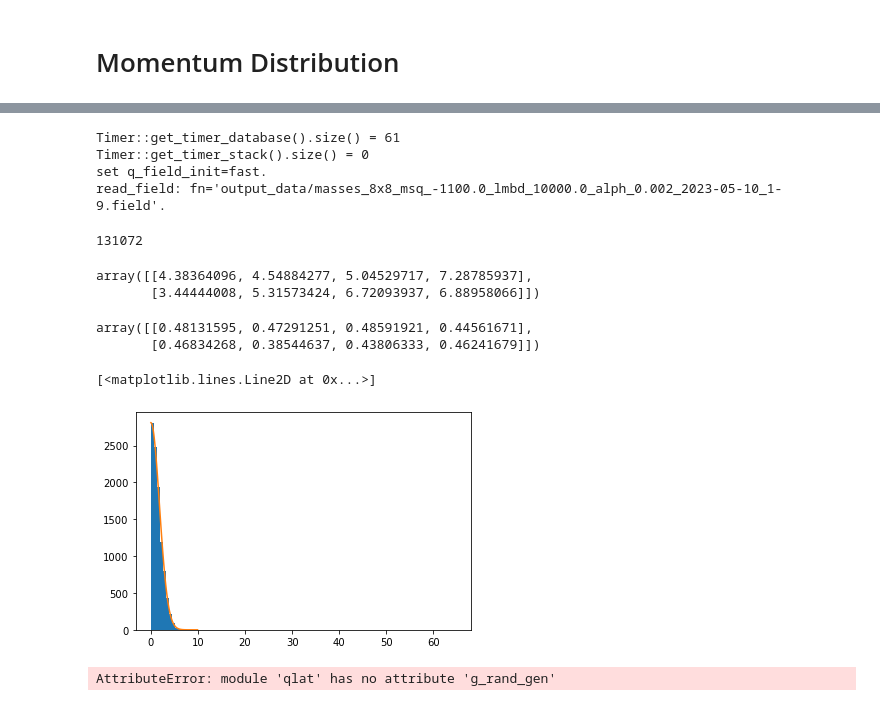
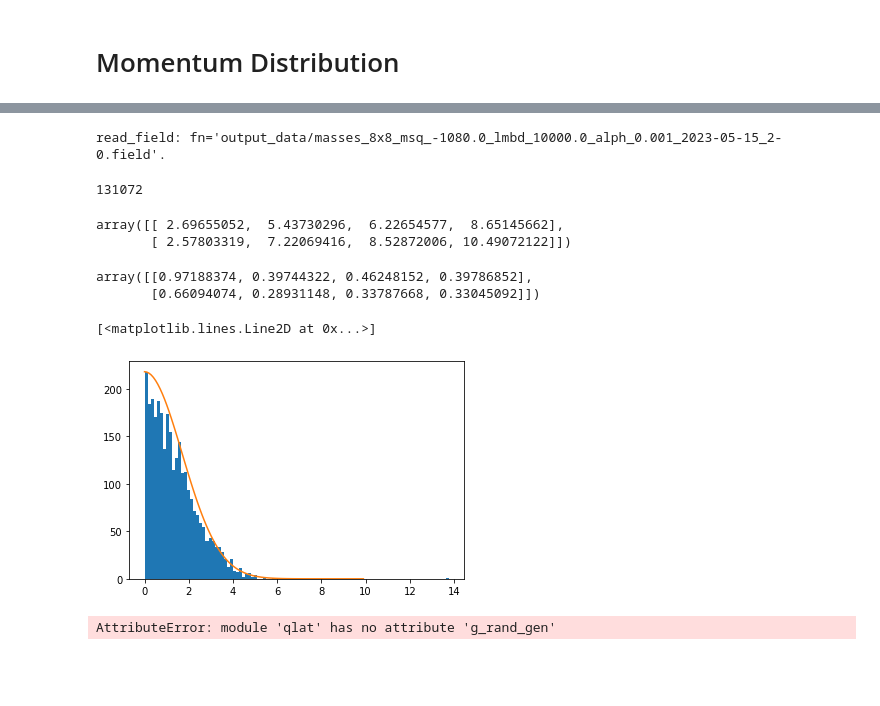
Before and after one commit to jinluchang/Qlattice, a Jupyter notebook: applications/hmc-pions/data_analysis-blocked.ipynb, the cells around one changed output, grey strips where cells are left out. Saved outputs shown, nothing was run; the diff lists cells and outputs as text; code cells hidden in the pictures; blank space fills up the shorter version.

```diff
--- a/applications/hmc-pions/data_analysis-blocked.ipynb
+++ b/applications/hmc-pions/data_analysis-blocked.ipynb
@@ -15,11 +15,11 @@ Nt = 8
 # Spacial volume of the lattice
 Vx = Nx**3
 # The parameters in the action
-m_sq = -1100.
+m_sq = -1080.
 lmbd = 10000.0
-alpha = 0.002
+alpha = 0.001
 
-version = "1-9"
+version = "2-0"
 
 # The number of trajectories until thermalization
 cutoff = 1000
@@ -126,12 +119,9 @@ mult = 4
 
 geo = q.Geometry([Nx, Nx, Nx, Nt], mult)
 masses = q.Field(q.ElemTypeDouble,geo,mult)
-masses.load_double(f"output_data/masses_{Nx}x{Nt}_msq_{m_sq}_lmbd_{lmbd}_alph_{alpha}_2023-05-10_{version}.field")
+masses.load_double(f"output_data/masses_{Nx}x{Nt}_msq_{m_sq}_lmbd_{lmbd}_alph_{alpha}_2023-05-15_{version}.field")
 # %% [output]
-Timer::get_timer_database().size() = 61
-Timer::get_timer_stack().size() = 0
-set q_field_init=fast.
-read_field: fn='output_data/masses_8x8_msq_-1100.0_lmbd_10000.0_alph_0.002_2023-05-10_1-9.field'.
+read_field: fn='output_data/masses_8x8_msq_-1080.0_lmbd_10000.0_alph_0.001_2023-05-15_2-0.field'.
 131072
 # %%
 m = np.power([[masses.get_elem([0,0,0,0],0),masses.get_elem([1,0,0,0],0),masses.get_elem([0,2,0,0],0),masses.get_elem([3,0,0,0],0)],
@@ -139,20 +129,20 @@ m = np.power([[masses.get_elem([0,0,0,0],0),masses.get_elem([1,0,0,0],0),masses.
 # %%
 np.var(data.momentums,axis=0)
 # %% [output]
-array([[4.38364096, 4.54884277, 5.04529717, 7.28785937],
-       [3.44444008, 5.31573424, 6.72093937, 6.88958066]])
+array([[ 2.69655052,  5.43730296,  6.22654577,  8.65145662],
+       [ 2.57803319,  7.22069416,  8.52872006, 10.49072122]])
 # %%
 m/np.var(data.momentums,axis=0)
 # %% [output]
-array([[0.48131595, 0.47291251, 0.48591921, 0.44561671],
-       [0.46834268, 0.38544637, 0.43806333, 0.46241679]])
+array([[0.97188374, 0.39744322, 0.46248152, 0.39786852],
+       [0.66094074, 0.28931148, 0.33787668, 0.33045092]])
 # %%
-counts = plt.hist(np.abs(np.real(np.array(data.momentums)))[:,0,3], 100)
-f = lambda p : np.exp(-p**2/(2*m[0,3]))
+counts = plt.hist(np.abs(np.real(np.array(data.momentums)))[:,0,2], 100)
+f = lambda p : np.exp(-p**2/(2*m[0,2]))
 plt.plot(np.arange(0,10,0.1), f(np.arange(0,10,0.1))*counts[0][0])
 # %% [output]
 [<matplotlib.lines.Line2D at 0x...>]
-[figure, old version]
+[figure, new version]
 # %%
 rsi = q.RngState("test_hmc_pions-{}x{}x{}x{}")
 q.g_rand_gen(rsi, 0, 1)
```
Also changed, not shown: parts of 3 cells of this notebook.
